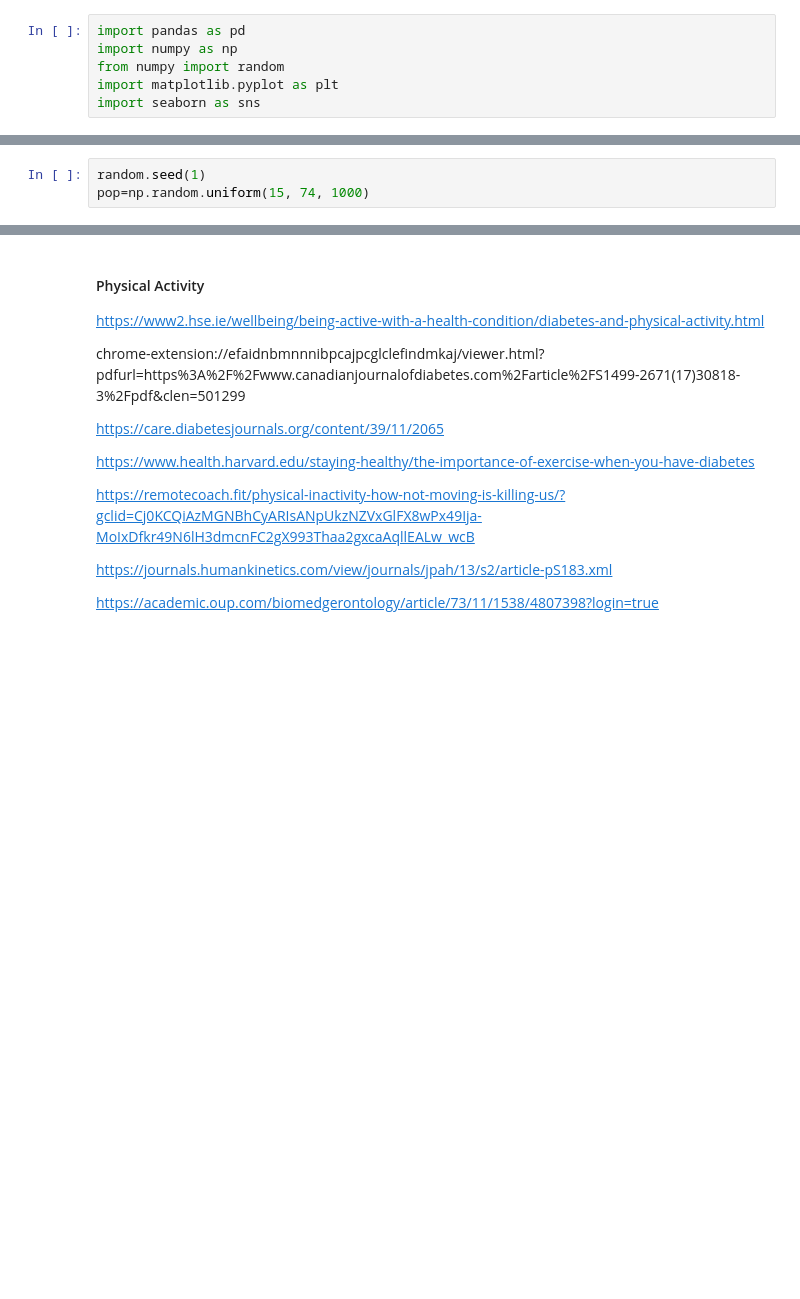
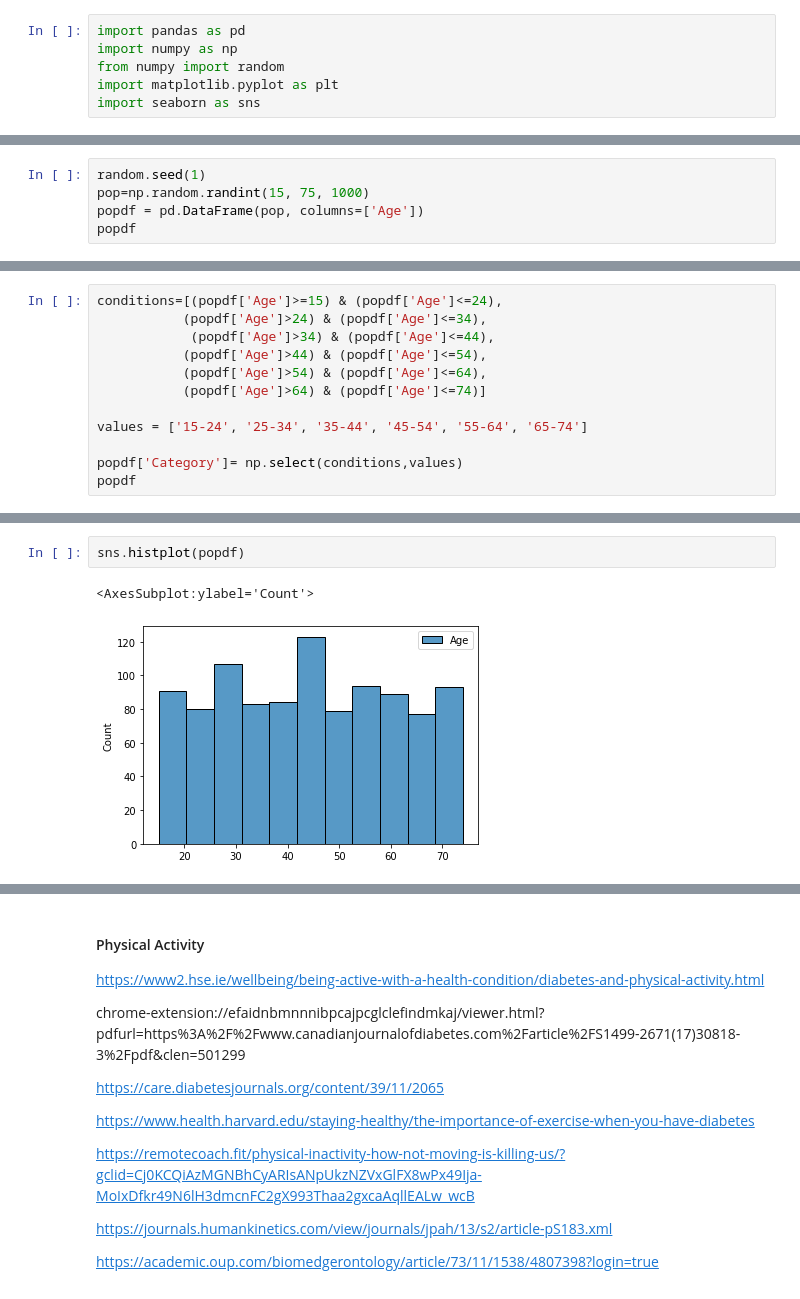
Before and after one commit to donneger/PFDA_Project_2021, a Jupyter notebook: PFDA_Project_2021.ipynb, the cells around one changed output, grey strips where cells are left out. Saved outputs shown, nothing was run; the diff lists cells and outputs as text; blank space fills up the shorter version.

```diff
--- a/PFDA_Project_2021.ipynb
+++ b/PFDA_Project_2021.ipynb
@@ -131,3 +111,5 @@ df_21.loc[4:5]
 # %%
 random.seed(1)
-pop=np.random.uniform(15, 74, 1000)
+pop=np.random.randint(15, 75, 1000)
+popdf = pd.DataFrame(pop, columns=['Age'])
+popdf
@@ -138,0 +130,12 @@ sns.histplot(pop, bins=[15, 24, 34, 44, 54, 64, 74])
+# %%
+conditions=[(popdf['Age']>=15) & (popdf['Age']<=24),
+           (popdf['Age']>24) & (popdf['Age']<=34),
+            (popdf['Age']>34) & (popdf['Age']<=44),
+           (popdf['Age']>44) & (popdf['Age']<=54),
+           (popdf['Age']>54) & (popdf['Age']<=64),
+           (popdf['Age']>64) & (popdf['Age']<=74)]
+
+values = ['15-24', '25-34', '35-44', '45-54', '55-64', '65-74']
+
+popdf['Category']= np.select(conditions,values)
+popdf
@@ -139,3 +156,8 @@ sns.histplot(pop, bins=[15, 24, 34, 44, 54, 64, 74])
+# %%
+sns.histplot(popdf)
+# %% [output]
+<AxesSubplot:ylabel='Count'>
+[figure, added]
 # %% [markdown]
 #### Weight
 Weight is a primary risk factor for developing Type2 Diabetes. As described above excess fatty tissue interferes with the cells ability to absorb insulin and contributes to reduced insulin output from the pancreas. All of the research indicates a clear and causal relationship between the increasing weight trends in populations and the increased incidence of diabetes, in particuar across the developed world, the US being a prime example. The trends in Ireland show a similar profile, in fact thbe most recent study by Eurostat indicates that Ireland has the second highest rate of obesity in the EU with 26% of the adult population classified as obese (up from 14% in a 2014 study), and overall 56% of the adult population classified as overweight.
```
Also changed, not shown: parts of 12 cells of this notebook.
